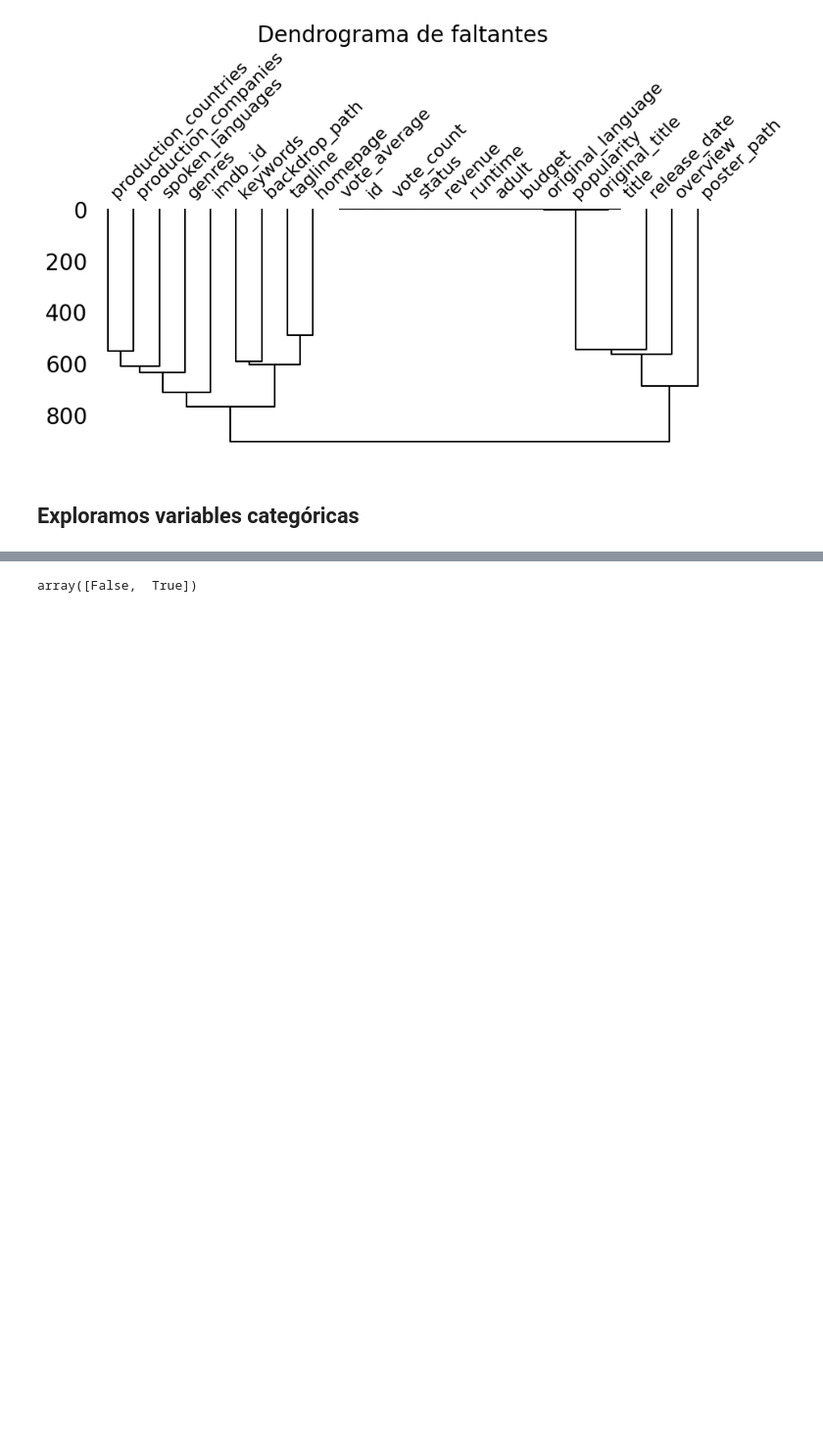
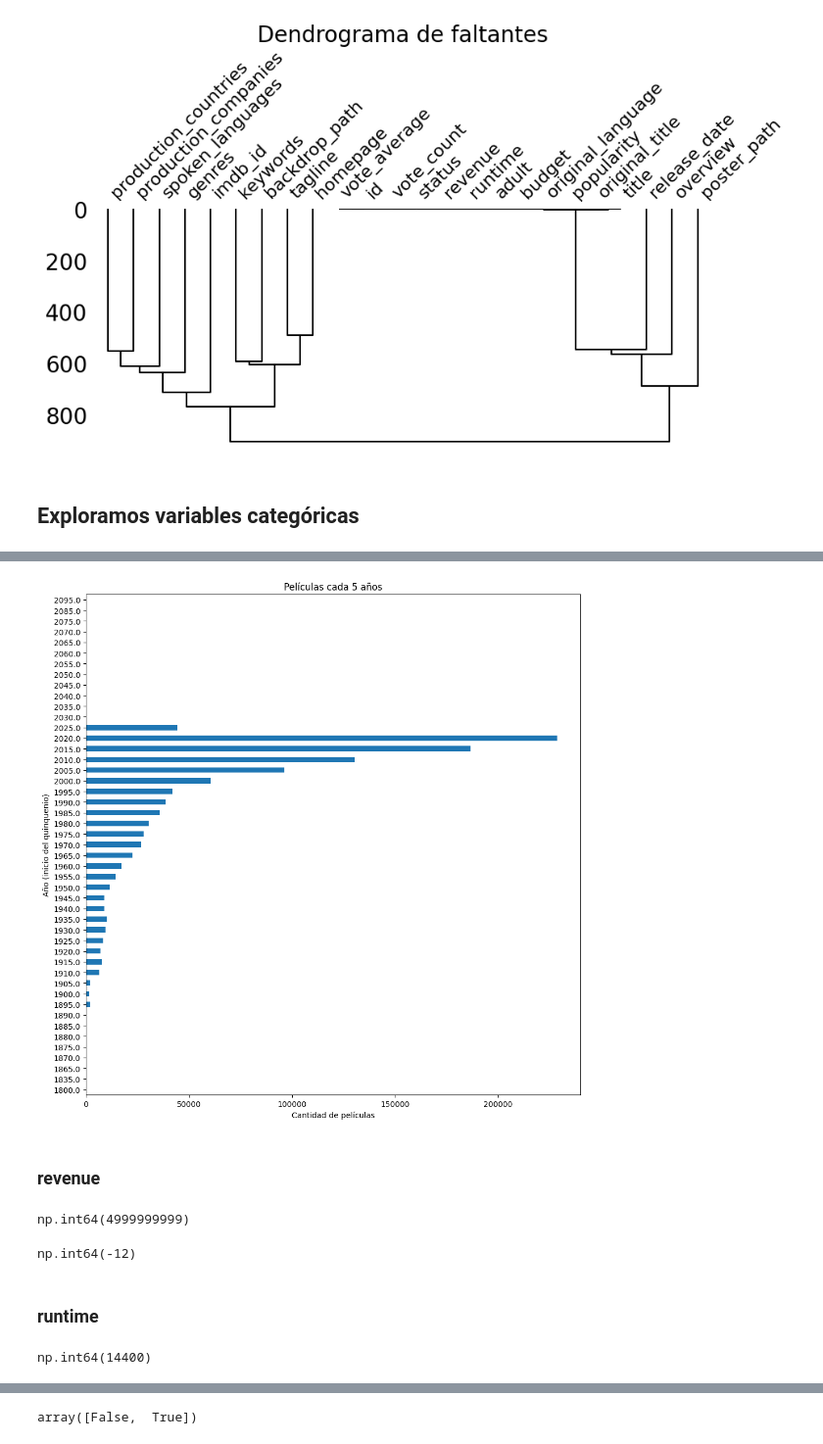
Before and after one commit to jbmild/ceia-add, a Jupyter notebook: tp_final.ipynb, the cells around one changed output, grey strips where cells are left out. Shown at 98% size. Cells and saved outputs as stored; diff of their text form; code cells hidden in the pictures; blank space fills up the shorter version.

```diff
--- a/tp_final.ipynb
+++ b/tp_final.ipynb
@@ -124,0 +157,28 @@ array(['Released', 'Planned', 'Post Production', 'In Production',
+# %%
+df['year'] = pd.to_datetime(df['release_date'], errors='coerce').dt.year.dropna().astype(int)
+df['quinquenio'] = (df['year'] // 5) * 5   # 1992→1990, 1997→1995, 2003→2000
+peliculas_por_5_anos = df['quinquenio'].value_counts().sort_index()
+peliculas_por_5_anos.plot(kind='barh', figsize=(10, 10))
+plt.xlabel('Cantidad de películas')
+plt.ylabel('Año (inicio del quinquenio)')
+plt.title('Películas cada 5 años')
+plt.tight_layout()
+plt.show()
+# %% [output]
+[figure, added]
+# %% [markdown]
+### revenue
+# %%
+df['revenue'].max()
+# %% [output]
+np.int64(4999999999)
+# %%
+df['revenue'].min()
+# %% [output]
+np.int64(-12)
+# %% [markdown]
+### runtime
+# %%
+df['runtime'].max()
+# %% [output]
+np.int64(14400)
```
Also changed, not shown: parts of 48 cells of this notebook.
